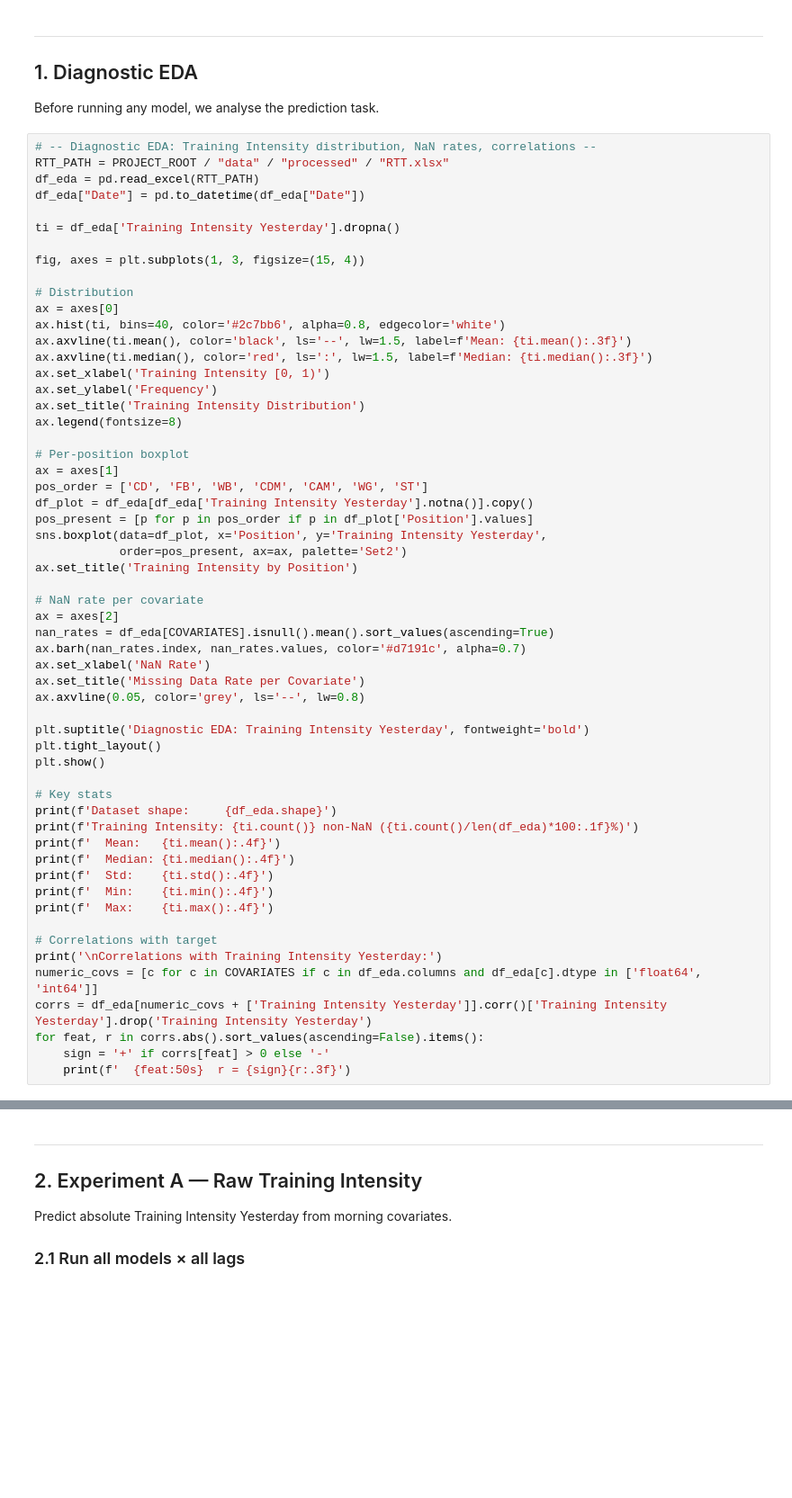
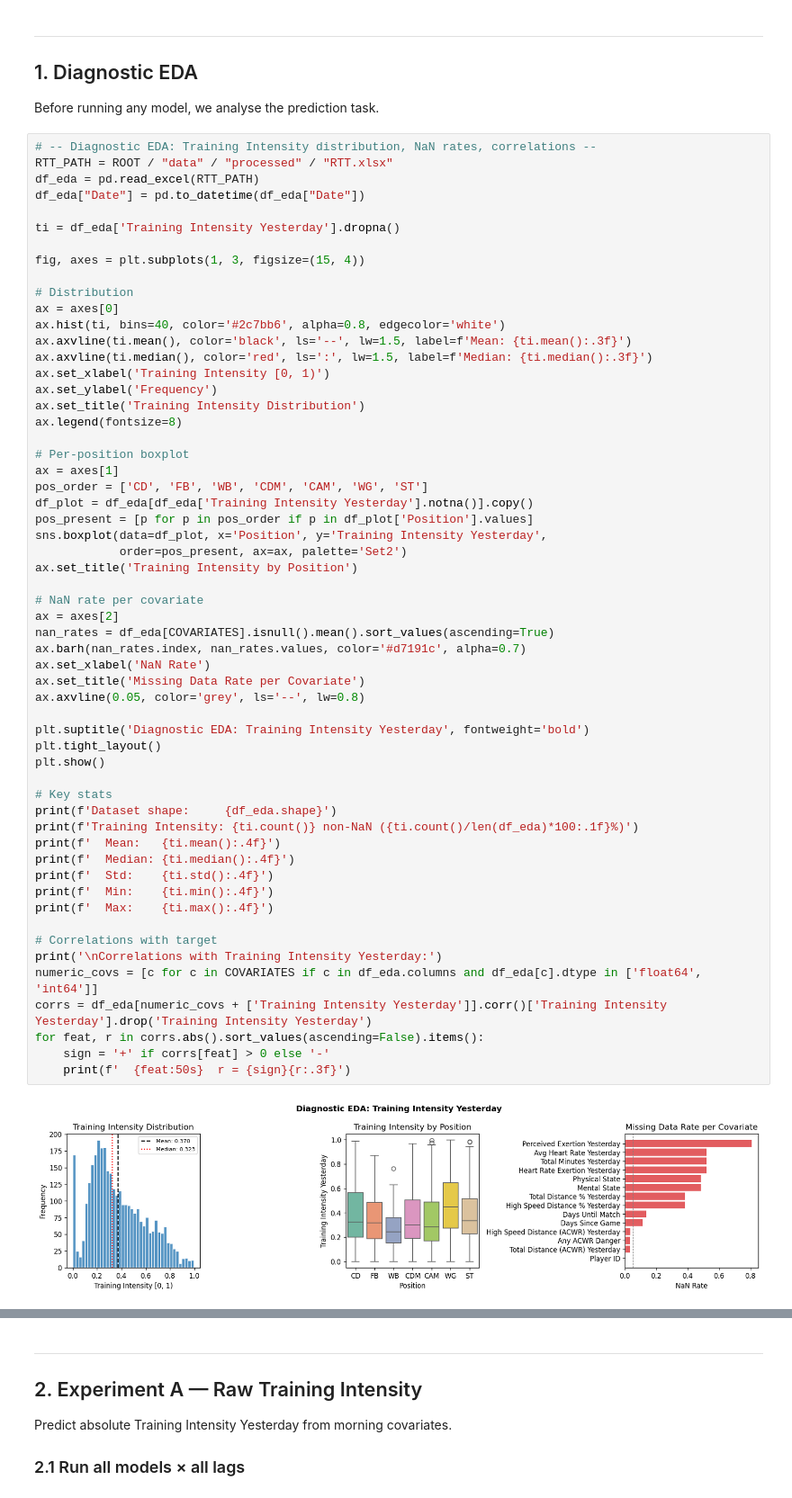
Before and after one commit to andreasgoethals/Readiness-To-Train, a Jupyter notebook: notebooks/2.2. Experiment2.ipynb, the cells around one changed output, grey strips where cells are left out. Shown at 90% size. Drawn from its saved outputs; the diff is of its cells as text; blank space fills up the shorter version.

```diff
--- a/notebooks/2.2. Experiment2.ipynb
+++ b/notebooks/2.2. Experiment2.ipynb
@@ -106,7 +113,7 @@ print("Setup complete.")
 Before running any model, we analyse the prediction task.
 # %%
 # -- Diagnostic EDA: Training Intensity distribution, NaN rates, correlations --
-RTT_PATH = PROJECT_ROOT / "data" / "processed" / "RTT.xlsx"
+RTT_PATH = ROOT / "data" / "processed" / "RTT.xlsx"
 df_eda = pd.read_excel(RTT_PATH)
 df_eda["Date"] = pd.to_datetime(df_eda["Date"])
 
@@ -134,30 +141,32 @@ sns.boxplot(data=df_plot, x='Position', y='Training Intensity Yesterday',
 ax.set_title('Training Intensity by Position')
 
 # NaN rate per covariate
 ax = axes[2]
 nan_rates = df_eda[COVARIATES].isnull().mean().sort_values(ascending=True)
 ax.barh(nan_rates.index, nan_rates.values, color='#d7191c', alpha=0.7)
 ax.set_xlabel('NaN Rate')
 ax.set_title('Missing Data Rate per Covariate')
 ax.axvline(0.05, color='grey', ls='--', lw=0.8)
 
 plt.suptitle('Diagnostic EDA: Training Intensity Yesterday', fontweight='bold')
 plt.tight_layout()
 plt.show()
 
 # Key stats
 print(f'Dataset shape:     {df_eda.shape}')
 print(f'Training Intensity: {ti.count()} non-NaN ({ti.count()/len(df_eda)*100:.1f}%)')
 print(f'  Mean:   {ti.mean():.4f}')
 print(f'  Median: {ti.median():.4f}')
 print(f'  Std:    {ti.std():.4f}')
 print(f'  Min:    {ti.min():.4f}')
 print(f'  Max:    {ti.max():.4f}')
 
 # Correlations with target
 print('\nCorrelations with Training Intensity Yesterday:')
 numeric_covs = [c for c in COVARIATES if c in df_eda.columns and df_eda[c].dtype in ['float64', 'int64']]
 corrs = df_eda[numeric_covs + ['Training Intensity Yesterday']].corr()['Training Intensity Yesterday'].drop('Training Intensity Yesterday')
 for feat, r in corrs.abs().sort_values(ascending=False).items():
     sign = '+' if corrs[feat] > 0 else '-'
     print(f'  {feat:50s}  r = {sign}{r:.3f}')
+# %% [output]
+[figure, added]
```
Also changed, not shown: parts of 16 cells of this notebook, 17 other files.
